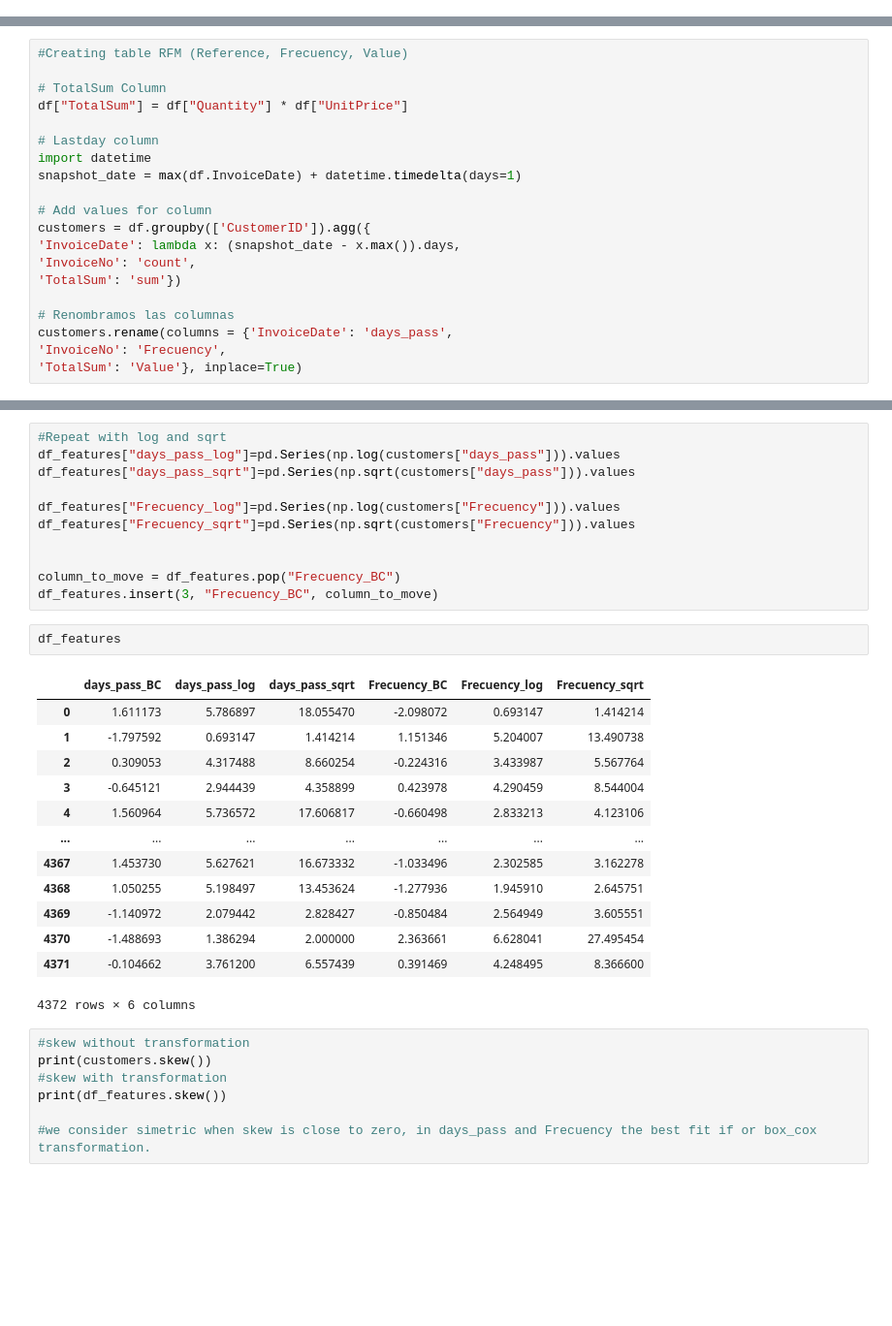
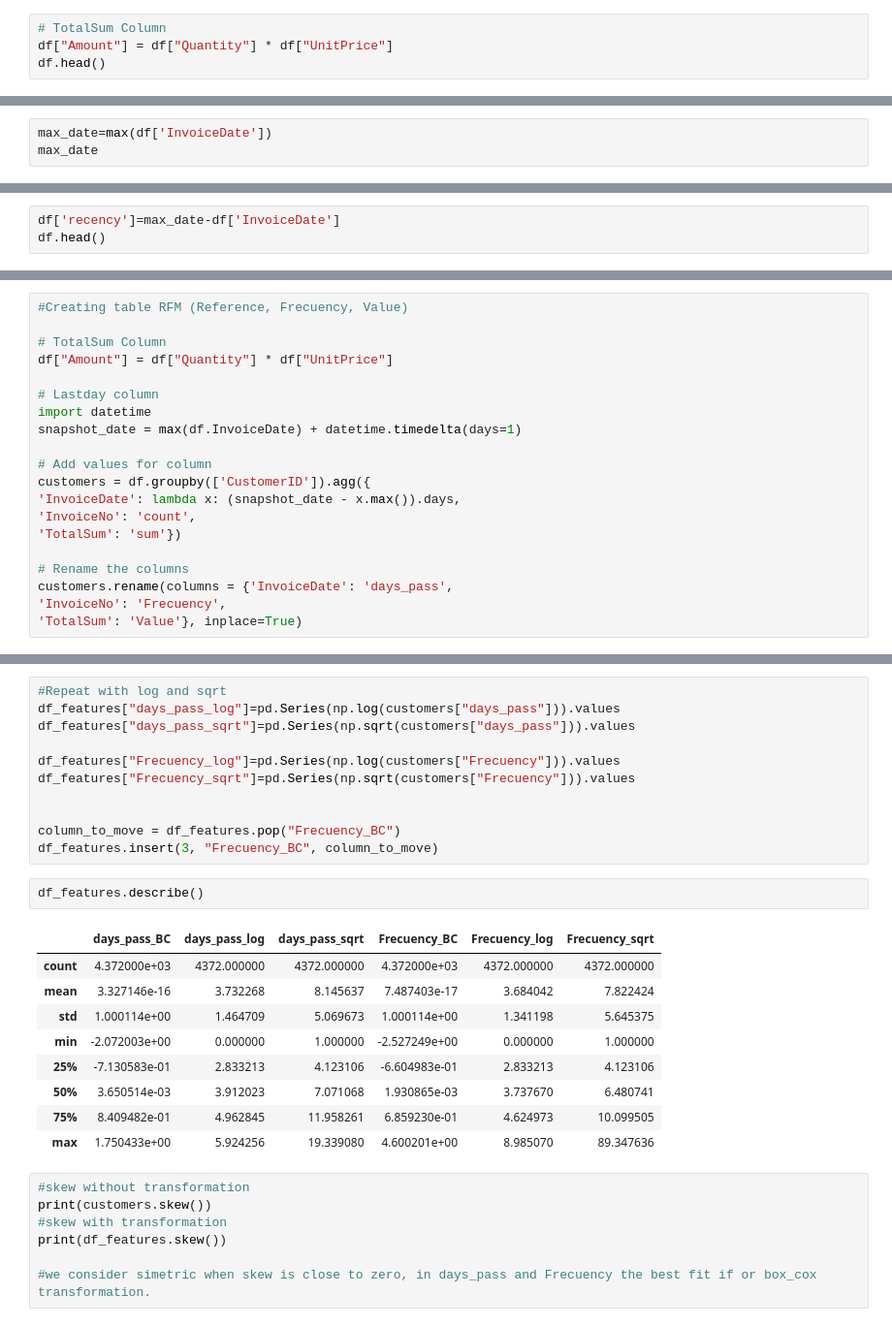
Before and after one commit to ecoplayer/Clients_segmentation, a Jupyter notebook: Client_Segmentation.ipynb, the cells around one changed output, grey strips where cells are left out. Shown at 97% size. Drawn from its saved outputs; the diff is of its cells as text; blank space fills up the shorter version.

```diff
--- a/Client_Segmentation.ipynb
+++ b/Client_Segmentation.ipynb
@@ -22,0 +49,4 @@ df.shape
+# %%
+# TotalSum Column
+df["Amount"] = df["Quantity"] * df["UnitPrice"]
+df.head()
@@ -22,0 +99,3 @@ df.shape
+# %%
+max_date=max(df['InvoiceDate'])
+max_date
@@ -22,0 +104,3 @@ df.shape
+# %%
+df['recency']=max_date-df['InvoiceDate']
+df.head()
@@ -24,7 +198,7 @@ df.shape
 #Creating table RFM (Reference, Frecuency, Value)
 
 # TotalSum Column
-df["TotalSum"] = df["Quantity"] * df["UnitPrice"]
+df["Amount"] = df["Quantity"] * df["UnitPrice"]
 
 # Lastday column
 import datetime
@@ -36,7 +210,7 @@ customers = df.groupby(['CustomerID']).agg({
 'InvoiceNo': 'count',
 'TotalSum': 'sum'})
 
-# Renombramos las columnas
+# Rename the columns
 customers.rename(columns = {'InvoiceDate': 'days_pass',
 'InvoiceNo': 'Frecuency',
 'TotalSum': 'Value'}, inplace=True)
@@ -97,21 +275,17 @@ df_features["Frecuency_sqrt"]=pd.Series(np.sqrt(customers["Frecuency"])).values
 column_to_move = df_features.pop("Frecuency_BC")
 df_features.insert(3, "Frecuency_BC", column_to_move)
 # %%
-df_features
+df_features.describe()
 # %% [output]
 |  | days_pass_BC | days_pass_log | days_pass_sqrt | Frecuency_BC | Frecuency_log | Frecuency_sqrt |
-| 0 | 1.611173 | 5.786897 | 18.055470 | -2.098072 | 0.693147 | 1.414214 |
-| 1 | -1.797592 | 0.693147 | 1.414214 | 1.151346 | 5.204007 | 13.490738 |
-| 2 | 0.309053 | 4.317488 | 8.660254 | -0.224316 | 3.433987 | 5.567764 |
-| 3 | -0.645121 | 2.944439 | 4.358899 | 0.423978 | 4.290459 | 8.544004 |
-| 4 | 1.560964 | 5.736572 | 17.606817 | -0.660498 | 2.833213 | 4.123106 |
-| ... | ... | ... | ... | ... | ... | ... |
-| 4367 | 1.453730 | 5.627621 | 16.673332 | -1.033496 | 2.302585 | 3.162278 |
-| 4368 | 1.050255 | 5.198497 | 13.453624 | -1.277936 | 1.945910 | 2.645751 |
-| 4369 | -1.140972 | 2.079442 | 2.828427 | -0.850484 | 2.564949 | 3.605551 |
-| 4370 | -1.488693 | 1.386294 | 2.000000 | 2.363661 | 6.628041 | 27.495454 |
-| 4371 | -0.104662 | 3.761200 | 6.557439 | 0.391469 | 4.248495 | 8.366600 |
+| count | 4.372000e+03 | 4372.000000 | 4372.000000 | 4.372000e+03 | 4372.000000 | 4372.000000 |
+| mean | 3.327146e-16 | 3.732268 | 8.145637 | 7.487403e-17 | 3.684042 | 7.822424 |
+| std | 1.000114e+00 | 1.464709 | 5.069673 | 1.000114e+00 | 1.341198 | 5.645375 |
+| min | -2.072003e+00 | 0.000000 | 1.000000 | -2.527249e+00 | 0.000000 | 1.000000 |
+| 25% | -7.130583e-01 | 2.833213 | 4.123106 | -6.604983e-01 | 2.833213 | 4.123106 |
+| 50% | 3.650514e-03 | 3.912023 | 7.071068 | 1.930865e-03 | 3.737670 | 6.480741 |
+| 75% | 8.409482e-01 | 4.962845 | 11.958261 | 6.859230e-01 | 4.624973 | 10.099505 |
+| max | 1.750433e+00 | 5.924256 | 19.339080 | 4.600201e+00 | 8.985070 | 89.347636 |
-4372 rows × 6 columns
 # %%
 #skew without transformation
 print(customers.skew())
```
Also changed, not shown: parts of 42 cells of this notebook, 1 other file.
